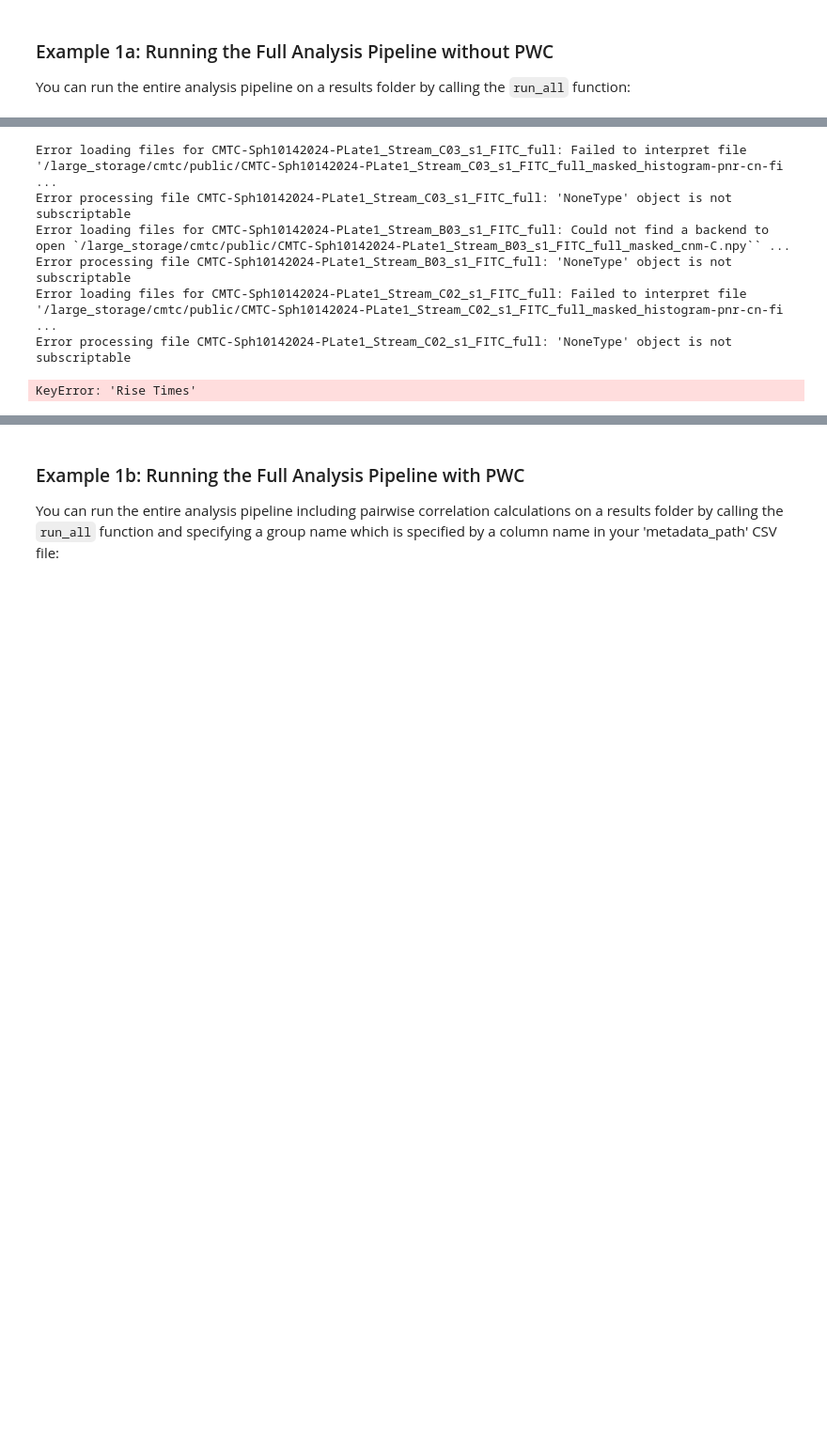
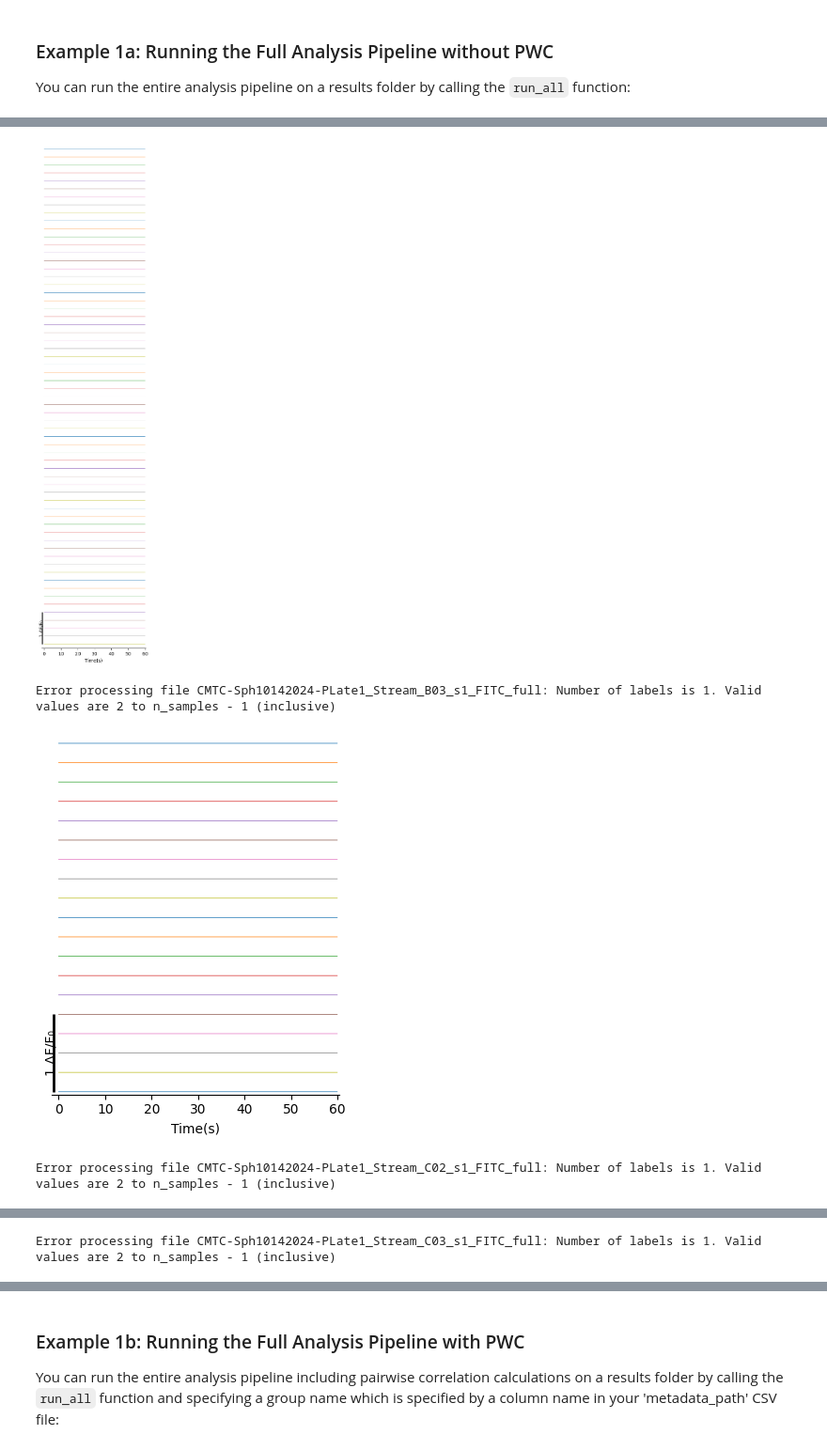
Before and after one commit to ArcInstitute/Wizards-Staff, a Jupyter notebook: wizards_staff_example.ipynb, the cells around one changed output, grey strips where cells are left out. Shown at 94% size. Cells and saved outputs as stored; diff of their text form; code cells hidden in the pictures; blank space fills up the shorter version.

Commit message:
Updated categoriZe_files and load_req_files functions so that they work with the current lizard wizard outputs. Still debugging the rest of the pipeline

```diff
--- a/wizards_staff_example.ipynb
+++ b/wizards_staff_example.ipynb
@@ -5,7 +5,7 @@ You can run the entire analysis pipeline on a results folder by calling the `run
 import wizards_staff # import the module
 
 # Path to the example data folder (update this path to your own data directory)
-results_folder = '/large_storage/cmtc/public/' # Folder containing the results of the Lizard_Wizard pipeline
+results_folder = '/large_storage/cmtc/public/CMTC-Sph10142024-PLate1/' # Folder containing the results of the Lizard_Wizard pipeline
 metadata_path = '/home/jesseh/metadata.csv' # Path to the metadata file
 frate = 100  # Written in Frames Per Second
 
@@ -28,8 +28,5 @@ E0000 00:00:1733953868.232449   87627 cuda_blas.cc:1418] Unable to register cuBL
 To enable the following instructions: AVX2 AVX512F AVX512_VNNI AVX512_BF16 AVX512_FP16 AVX_VNNI AMX_TILE AMX_INT8 AMX_BF16 FMA, in other operations, rebuild TensorFlow with the appropriate compiler fl ...
+[figure, added]
-Error loading files for CMTC-Sph10142024-PLate1_Stream_C03_s1_FITC_full: Failed to interpret file '/large_storage/cmtc/public/CMTC-Sph10142024-PLate1_Stream_C03_s1_FITC_full_masked_histogram-pnr-cn-fi ...
-Error processing file CMTC-Sph10142024-PLate1_Stream_C03_s1_FITC_full: 'NoneType' object is not subscriptable
-Error loading files for CMTC-Sph10142024-PLate1_Stream_B03_s1_FITC_full: Could not find a backend to open `/large_storage/cmtc/public/CMTC-Sph10142024-PLate1_Stream_B03_s1_FITC_full_masked_cnm-C.npy`` ...
-Error processing file CMTC-Sph10142024-PLate1_Stream_B03_s1_FITC_full: 'NoneType' object is not subscriptable
-Error loading files for CMTC-Sph10142024-PLate1_Stream_C02_s1_FITC_full: Failed to interpret file '/large_storage/cmtc/public/CMTC-Sph10142024-PLate1_Stream_C02_s1_FITC_full_masked_histogram-pnr-cn-fi ...
-Error processing file CMTC-Sph10142024-PLate1_Stream_C02_s1_FITC_full: 'NoneType' object is not subscriptable
+Error processing file CMTC-Sph10142024-PLate1_Stream_B03_s1_FITC_full: Number of labels is 1. Valid values are 2 to n_samples - 1 (inclusive)
+[figure, added]
-KeyError: 'Rise Times'
+Error processing file CMTC-Sph10142024-PLate1_Stream_C02_s1_FITC_full: Number of labels is 1. Valid values are 2 to n_samples - 1 (inclusive)
@@ -35,0 +34 @@ KeyError: 'Rise Times'
+Error processing file CMTC-Sph10142024-PLate1_Stream_C03_s1_FITC_full: Number of labels is 1. Valid values are 2 to n_samples - 1 (inclusive)
```
Also changed, not shown: parts of 5 cells of this notebook, 2 other files.
